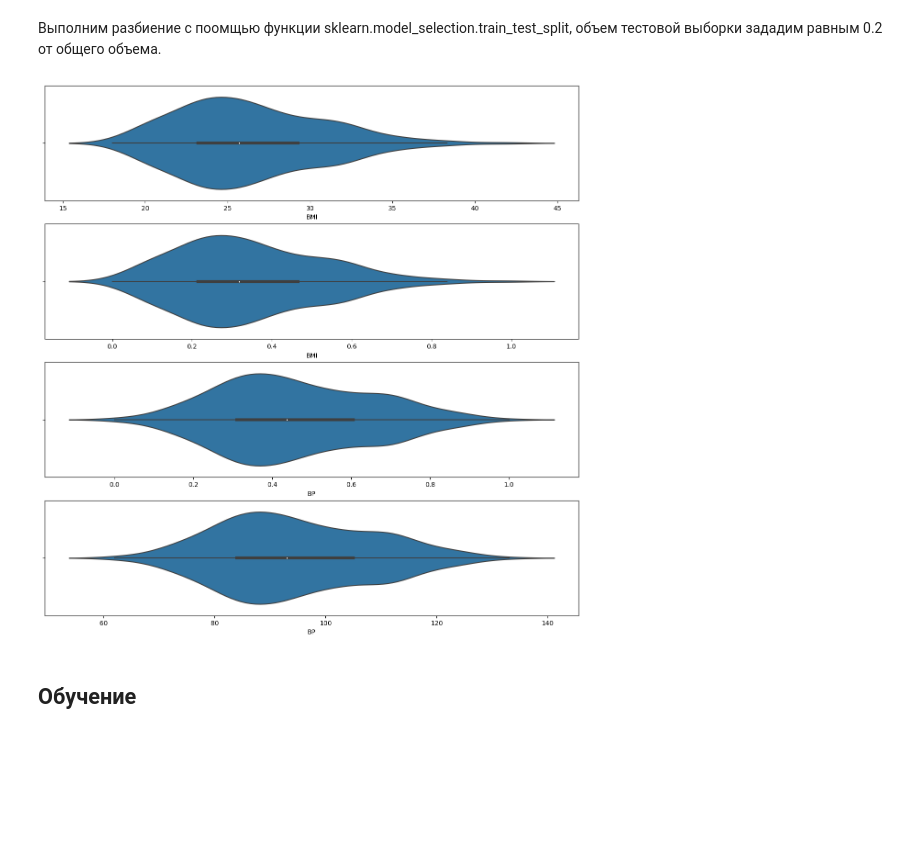
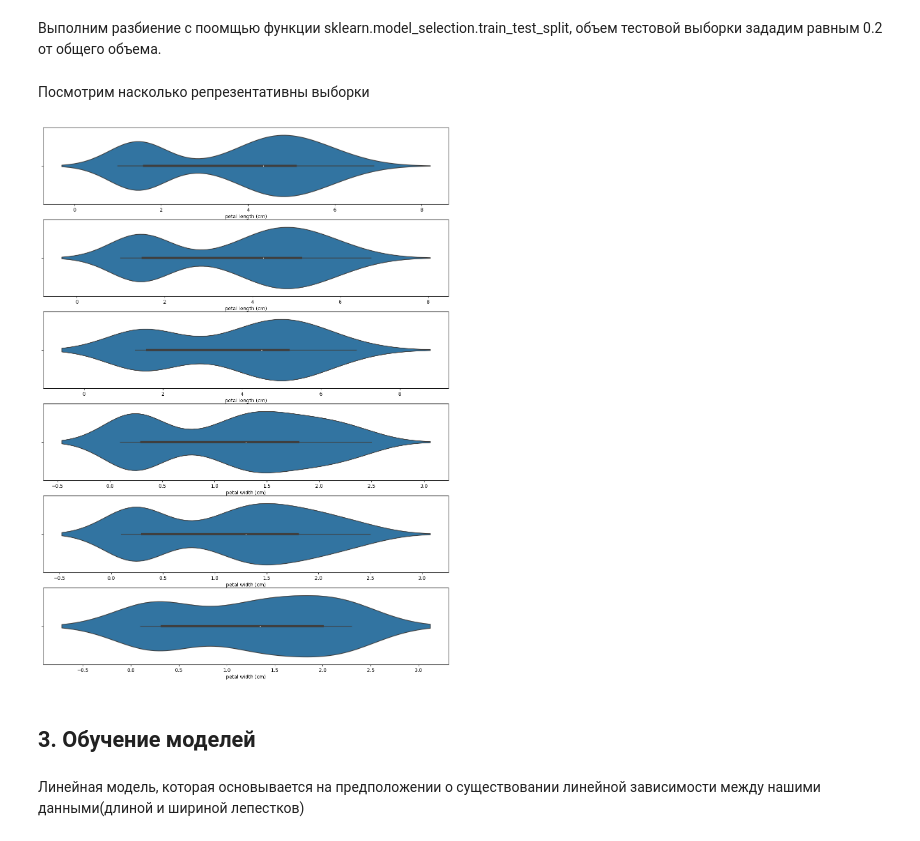
Before and after one commit to KZLZG/TML, a Jupyter notebook: Lab4/lab-4.ipynb, the cells around one changed output. Drawn from its saved outputs; the diff is of its cells as text; code cells hidden in the pictures; blank space fills up the shorter version.

Commit message:
split

```diff
--- a/Lab4/lab-4.ipynb
+++ b/Lab4/lab-4.ipynb
@@ -22,9 +27,9 @@ from sklearn.model_selection import train_test_split
 # %% [markdown]
 #### Загрузка данных
 # %%
-data = load_iris()
-df = pd.DataFrame(data=data.data, columns=data.feature_names)
-df['target'] = pd.Series(data.target)
+iris = load_iris()
+df = pd.DataFrame(data=iris.data, columns=iris.feature_names)
+df['target'] = pd.Series(iris.target)
 df.head()
 # %% [output]
 |  | sepal length (cm) | sepal width (cm) | petal length (cm) | petal width (cm) | target |
@@ -61,12 +80,20 @@ x_training_data, x_test_data, y_training_data, y_test_data = train_test_split(x,
+# %%
+x_training_data, x_test_data, y_training_data, y_test_data = train_test_split(X, Y, random_state=42, test_size = 0.2)
+# %% [markdown]
+Посмотрим насколько репрезентативны выборки
 # %%
-fig, ax = plt.subplots(4, 1, figsize=(15, 15))
-sns.violinplot(ax=ax[0], x=data_for_lab['BMI'])
-sns.violinplot(ax=ax[1], x=scaled_data['BMI'])
-sns.violinplot(ax=ax[2], x=scaled_data['BP'])
-sns.violinplot(ax=ax[3], x=data_for_lab['BP'])
+fig, ax = plt.subplots(6, 1, figsize=(15, 20))
+sns.violinplot(ax=ax[0], x=X)
+sns.violinplot(ax=ax[1], x=x_training_data)
+sns.violinplot(ax=ax[2], x=x_test_data)
+sns.violinplot(ax=ax[3], x=Y)
+sns.violinplot(ax=ax[4], x=y_training_data)
+sns.violinplot(ax=ax[5], x=y_test_data)
 
 plt.show()
 # %% [output]
-[figure, old version]
+[figure, new version]
 # %% [markdown]
-## Обучение
+## 3. Обучение моделей
+# %% [markdown]
+Линейная модель, которая основывается на предположении о существовании линейной зависимости между нашими данными(длиной и шириной лепестков)
```
Also changed, not shown: parts of 9 cells of this notebook.
